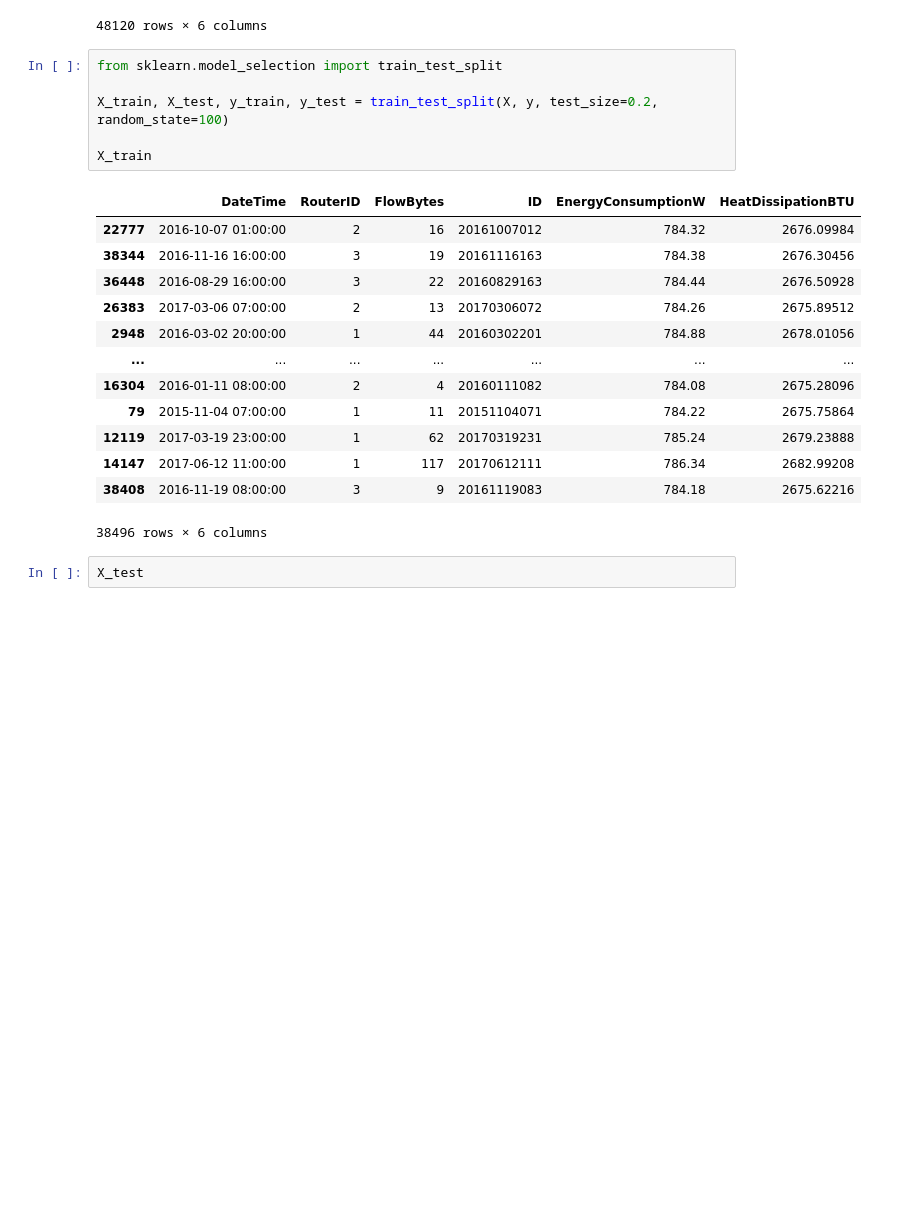
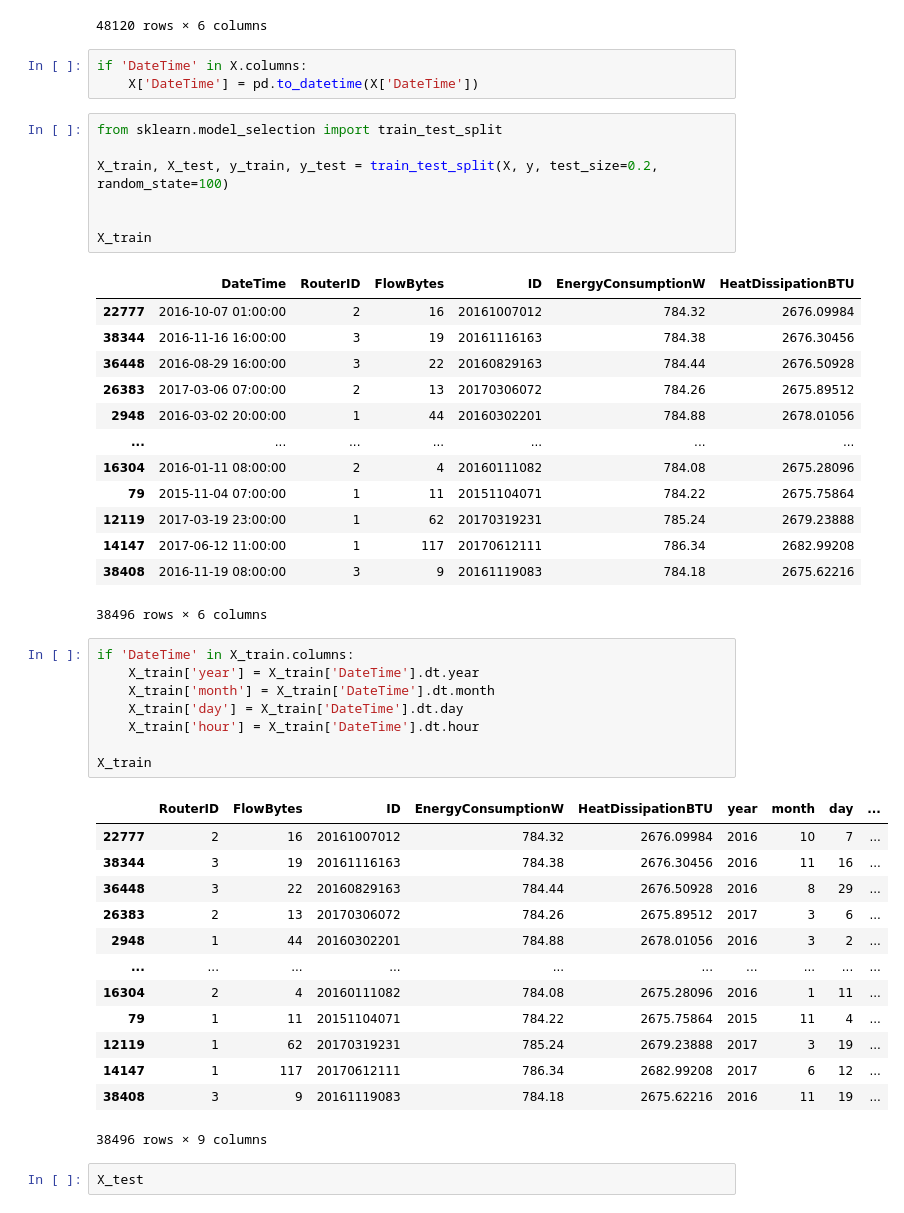
Before and after one commit to anakafeel/Technata-24-AI_router_Management_System, a Jupyter notebook: AI_Router_Management_Systeml.ipynb, the cells around one changed output. Drawn from its saved outputs; the diff is of its cells as text; blank space fills up the shorter version.

```diff
--- a/AI_Router_Management_Systeml.ipynb
+++ b/AI_Router_Management_Systeml.ipynb
@@ -59,11 +61,15 @@ X
 | 48118 | 2017-06-30 22:00:00 | 4 | 22 | 20170630224 | 784.44 | 2676.50928 |
 | 48119 | 2017-06-30 23:00:00 | 4 | 12 | 20170630234 | 784.24 | 2675.82688 |
 48120 rows × 6 columns
+# %%
+if 'DateTime' in X.columns:
+    X['DateTime'] = pd.to_datetime(X['DateTime'])
 # %%
 from sklearn.model_selection import train_test_split
 
 X_train, X_test, y_train, y_test = train_test_split(X, y, test_size=0.2, random_state=100)
 
+
 X_train
 # %% [output]
 |  | DateTime | RouterID | FlowBytes | ID | EnergyConsumptionW | HeatDissipationBTU |
@@ -79,6 +85,28 @@ X_train
 | 14147 | 2017-06-12 11:00:00 | 1 | 117 | 20170612111 | 786.34 | 2682.99208 |
 | 38408 | 2016-11-19 08:00:00 | 3 | 9 | 20161119083 | 784.18 | 2675.62216 |
 38496 rows × 6 columns
+# %%
+if 'DateTime' in X_train.columns:
+    X_train['year'] = X_train['DateTime'].dt.year
+    X_train['month'] = X_train['DateTime'].dt.month
+    X_train['day'] = X_train['DateTime'].dt.day
+    X_train['hour'] = X_train['DateTime'].dt.hour
+
+X_train
+# %% [output]
+|  | RouterID | FlowBytes | ID | EnergyConsumptionW | HeatDissipationBTU | year | month | day | ... |
+| 22777 | 2 | 16 | 20161007012 | 784.32 | 2676.09984 | 2016 | 10 | 7 | ... |
+| 38344 | 3 | 19 | 20161116163 | 784.38 | 2676.30456 | 2016 | 11 | 16 | ... |
+| 36448 | 3 | 22 | 20160829163 | 784.44 | 2676.50928 | 2016 | 8 | 29 | ... |
+| 26383 | 2 | 13 | 20170306072 | 784.26 | 2675.89512 | 2017 | 3 | 6 | ... |
+| 2948 | 1 | 44 | 20160302201 | 784.88 | 2678.01056 | 2016 | 3 | 2 | ... |
+| ... | ... | ... | ... | ... | ... | ... | ... | ... | ... |
+| 16304 | 2 | 4 | 20160111082 | 784.08 | 2675.28096 | 2016 | 1 | 11 | ... |
+| 79 | 1 | 11 | 20151104071 | 784.22 | 2675.75864 | 2015 | 11 | 4 | ... |
+| 12119 | 1 | 62 | 20170319231 | 785.24 | 2679.23888 | 2017 | 3 | 19 | ... |
+| 14147 | 1 | 117 | 20170612111 | 786.34 | 2682.99208 | 2017 | 6 | 12 | ... |
+| 38408 | 3 | 9 | 20161119083 | 784.18 | 2675.62216 | 2016 | 11 | 19 | ... |
+38496 rows × 9 columns
 # %%
 X_test
 # %% [output]
```
Also changed, not shown: parts of 3 cells of this notebook.
